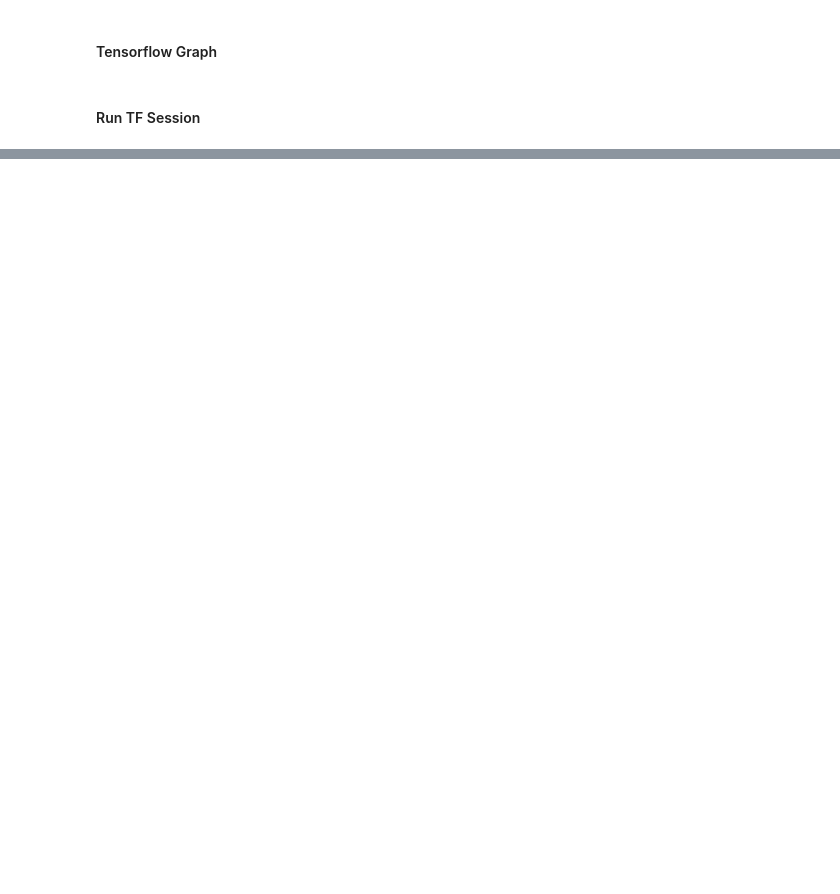
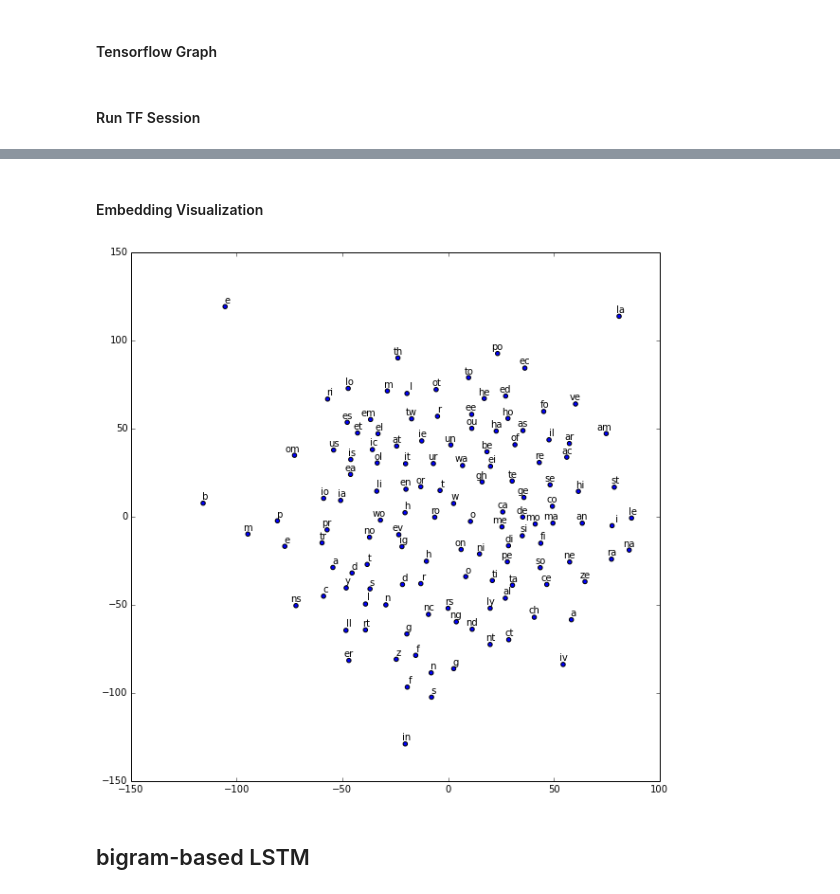
Before and after one commit to JoshuaDownes/TensorFlowLSTM_misc, a Jupyter notebook: bi-gram LSTM.ipynb, the cells around one changed output, grey strips where cells are left out. Drawn from its saved outputs; the diff is of its cells as text; code cells hidden in the pictures; blank space fills up the shorter version.

Commit message:
finished bigram embedding

```diff
--- a/bi-gram LSTM.ipynb
+++ b/bi-gram LSTM.ipynb
@@ -209,7 +210,7 @@ with graph.as_default(), tf.device('/cpu:0'):
 # %% [markdown]
 #### Run TF Session
 # %%
-num_steps = 10001
+num_steps = 100001
 
 # tensorflow session
 with tf.Session(graph=graph) as session:
@@ -221,12 +222,22 @@ with tf.Session(graph=graph) as session:
         feed_dict = {train_dataset : batch_data, train_labels : batch_labels}
         _, l = session.run([optimizer, loss], feed_dict=feed_dict)
         average_loss += l
-        if step % 2000 == 0:
+        if step % 10000 == 0:
             if step > 0:
-                average_loss = average_loss / 2000
+                average_loss = average_loss / 10000
             print("Avg loss step %d: %f" % (step,average_loss))
             average_loss = 0
-
+        if step % 50000 == 0:
+            sim = similarity.eval()
+            for i in xrange(valid_size):
+                valid_word = reverse_dictionary[valid_examples[i]]
+                top_k = 8 # Nearest neighbors
+                nearest = (-sim[i,:]).argsort()[1:top_k+1]
+                log = 'Nearest to %s:'%valid_word
+                for k in xrange(top_k):
+                    close_word = reverse_dictionary[nearest[k]]
+                    log = '%s %s,'%(log,close_word)
+                print(log)
     final_embeddings = normalized_embeddings.eval()
 # %% [output]
 Initialized
@@ -238,0 +260,25 @@ Avg loss step 10000: 3.627809
+# %% [markdown]
+#### Embedding Visualization
+# %%
+# Use TSNE, a dimension reduction technique which attempts to preserve neighbor distances
+num_points = 130
+tsne = TSNE(perplexity=20, n_components=2, init='pca', n_iter=2000)
+two_d_embeddings = tsne.fit_transform(final_embeddings[1:num_points+1, :])
+# %%
+# Plotting function from tensorflow udacity folder
+def plot(embeddings, labels):
+  assert embeddings.shape[0] >= len(labels), 'More labels than embeddings'
+  pylab.figure(figsize=(10,10))  # in inches
+  for i, label in enumerate(labels):
+    x, y = embeddings[i,:]
+    pylab.scatter(x, y)
+    pylab.annotate(label, xy=(x, y), xytext=(5, 2), textcoords='offset points',
+                   ha='right', va='bottom')
+  pylab.show()
+
+words = [reverse_dictionary[i] for i in range(1, num_points+1)]
+plot(two_d_embeddings, words)
+# %% [output]
+[figure, added]
+# %% [markdown]
+## bigram-based LSTM
```
Also changed, not shown: parts of 5 cells of this notebook.
